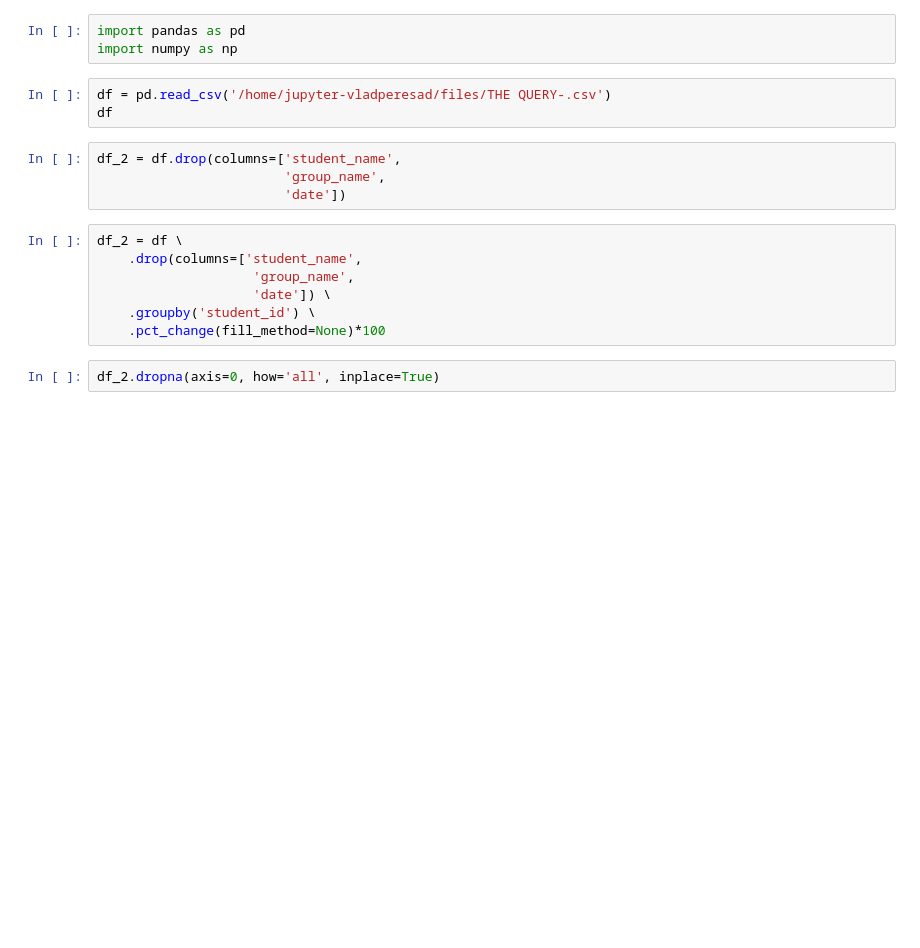
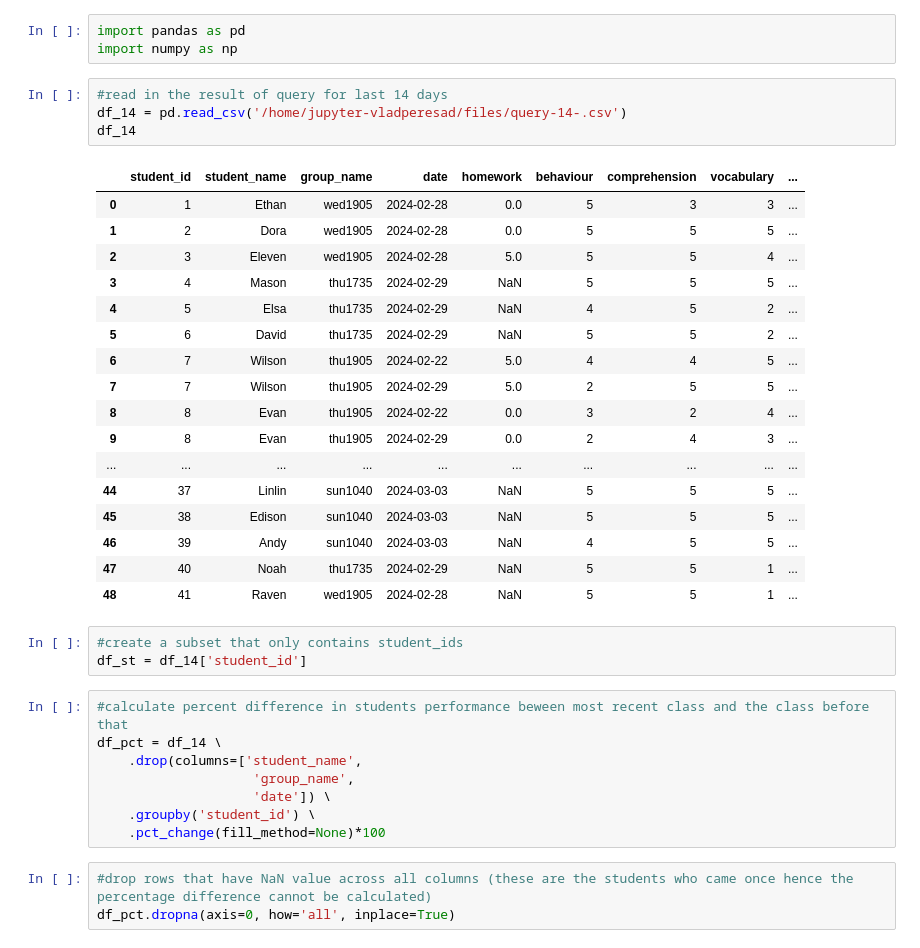
Before and after one commit to vladperesad/luxinedu_2, a Jupyter notebook: report.ipynb, the cells around one changed output. Cells and saved outputs as stored; diff of their text form; blank space fills up the shorter version.

Commit message:
updated table compiling

```diff
--- a/report.ipynb
+++ b/report.ipynb
@@ -2,18 +2,38 @@
 import pandas as pd
 import numpy as np
 # %%
-df = pd.read_csv('/home/jupyter-vladperesad/files/THE QUERY-.csv')
-df
+#read in the result of query for last 14 days
+df_14 = pd.read_csv('/home/jupyter-vladperesad/files/query-14-.csv')
+df_14
+# %% [output]
+|  | student_id | student_name | group_name | date | homework | behaviour | comprehension | vocabulary | ... |
+| 0 | 1 | Ethan | wed1905 | 2024-02-28 | 0.0 | 5 | 3 | 3 | ... |
+| 1 | 2 | Dora | wed1905 | 2024-02-28 | 0.0 | 5 | 5 | 5 | ... |
+| 2 | 3 | Eleven | wed1905 | 2024-02-28 | 5.0 | 5 | 5 | 4 | ... |
+| 3 | 4 | Mason | thu1735 | 2024-02-29 | NaN | 5 | 5 | 5 | ... |
+| 4 | 5 | Elsa | thu1735 | 2024-02-29 | NaN | 4 | 5 | 2 | ... |
+| 5 | 6 | David | thu1735 | 2024-02-29 | NaN | 5 | 5 | 2 | ... |
+| 6 | 7 | Wilson | thu1905 | 2024-02-22 | 5.0 | 4 | 4 | 5 | ... |
+| 7 | 7 | Wilson | thu1905 | 2024-02-29 | 5.0 | 2 | 5 | 5 | ... |
+| 8 | 8 | Evan | thu1905 | 2024-02-22 | 0.0 | 3 | 2 | 4 | ... |
+| 9 | 8 | Evan | thu1905 | 2024-02-29 | 0.0 | 2 | 4 | 3 | ... |
+| ... | ... | ... | ... | ... | ... | ... | ... | ... | ... |
+| 44 | 37 | Linlin | sun1040 | 2024-03-03 | NaN | 5 | 5 | 5 | ... |
+| 45 | 38 | Edison | sun1040 | 2024-03-03 | NaN | 5 | 5 | 5 | ... |
+| 46 | 39 | Andy | sun1040 | 2024-03-03 | NaN | 4 | 5 | 5 | ... |
+| 47 | 40 | Noah | thu1735 | 2024-02-29 | NaN | 5 | 5 | 1 | ... |
+| 48 | 41 | Raven | wed1905 | 2024-02-28 | NaN | 5 | 5 | 1 | ... |
-# %%
-df_2 = df.drop(columns=['student_name',
-                        'group_name',
-                        'date'])
+# %%
+#create a subset that only contains student_ids
+df_st = df_14['student_id']
 # %%
-df_2 = df \
+#calculate percent difference in students performance beween most recent class and the class before that
+df_pct = df_14 \
     .drop(columns=['student_name',
                     'group_name',
                     'date']) \
     .groupby('student_id') \
     .pct_change(fill_method=None)*100
 # %%
-df_2.dropna(axis=0, how='all', inplace=True)
+#drop rows that have NaN value across all columns (these are the students who came once hence the percentage difference cannot be calculated)
+df_pct.dropna(axis=0, how='all', inplace=True)
```
Also changed, not shown: parts of 5 cells of this notebook.
